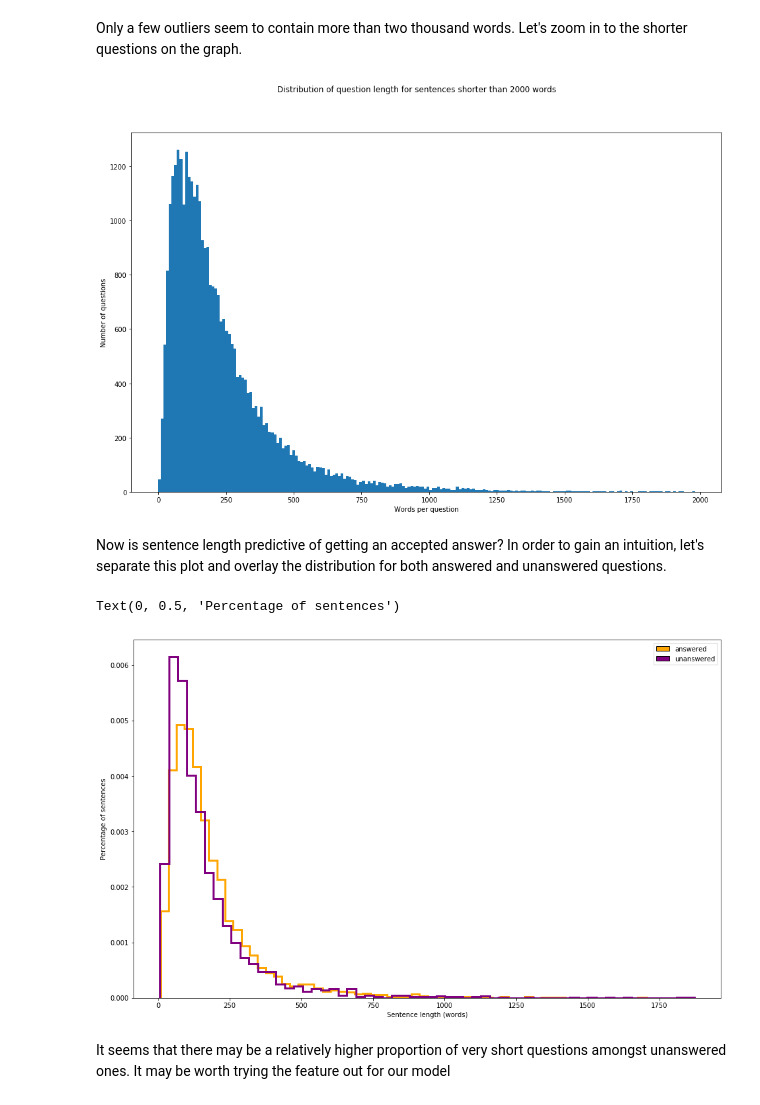
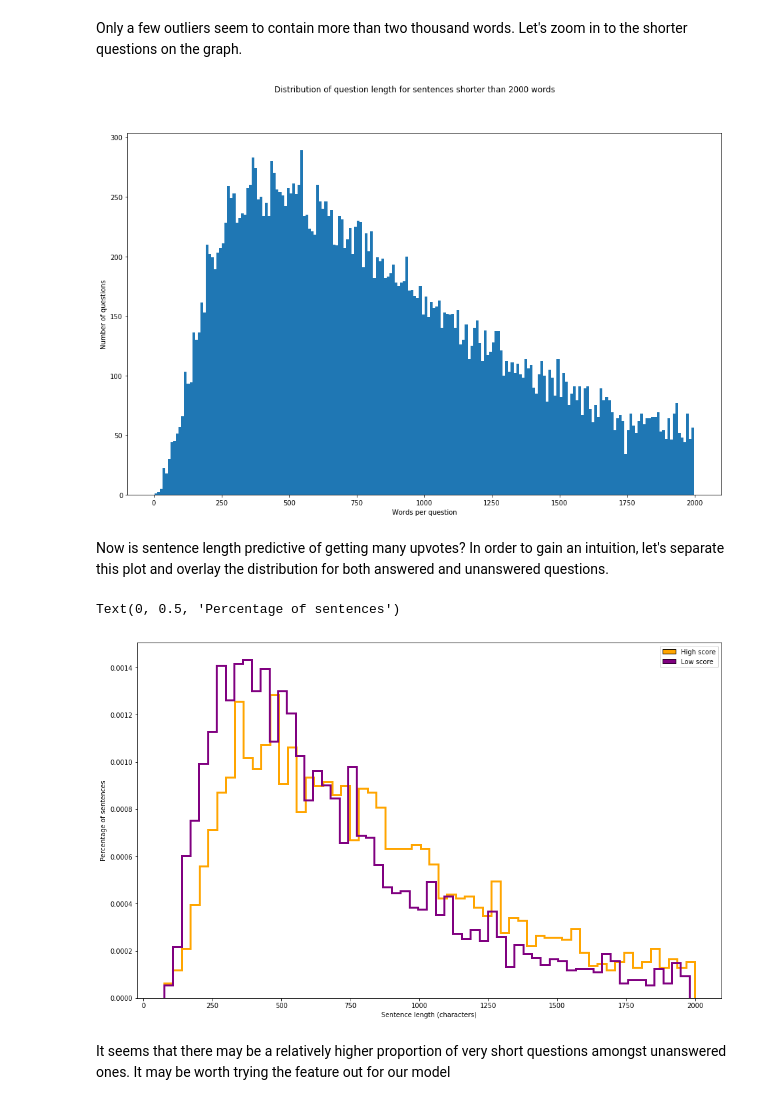
Before and after one commit to hundredblocks/ml-powered-applications, a Jupyter notebook: notebooks/dataset_exploration.ipynb, the cells around one changed output. Drawn from its saved outputs; the diff is of its cells as text; code cells hidden in the pictures.

```diff
--- a/notebooks/dataset_exploration.ipynb
+++ b/notebooks/dataset_exploration.ipynb
@@ -38,14 +38,18 @@ How many questions do we have?
 How many questions have answers, and how many answers per question on avg?
 # %%
 # Start by changing types to make processing easier
-df['AnswerCount'] = df['AnswerCount'].fillna(-1)
+df["AnswerCount"] = df["AnswerCount"].fillna(-1)
 df["AnswerCount"] = df["AnswerCount"].astype(int)
-df['PostTypeId'] = df['PostTypeId'].astype(int)
-df['Id'] = df['Id'].astype(int)
+df["PostTypeId"] = df["PostTypeId"].astype(int)
+df["Id"] = df["Id"].astype(int)
 df.set_index("Id", inplace=True, drop=False)
 
+# Add measure of the length of a post
+df["full_text"] = df["Title"].str.cat(df["body_text"], sep=" ", na_rep="")
+df["text_len"] = df["full_text"].str.len()
+
 # A question is a post of id 1
-df['is_question'] = df['PostTypeId'] == 1
+df["is_question"] = df["PostTypeId"] == 1
 # %% [markdown]
 ## Data quality
 
@@ -202,45 +204,50 @@ Only a few outliers seem to contain more than two thousand words. Let's zoom in
 # %%
 fig = plt.figure(figsize=(16,10))
 fig.suptitle(
-    'Distribution of question length for sentences shorter than 2000 words')
-plt.xlabel('Words per question')
-plt.ylabel('Number of questions')
+    "Distribution of question length for sentences shorter than 2000 words")
+plt.xlabel("Words per question")
+plt.ylabel("Number of questions")
 q_len_trunc = plt.hist(df[df["text_len"]<2000]["text_len"], bins=200, log=False)
 # %% [output]
-[figure, old version]
+[figure, new version]
 # %% [markdown]
-Now is sentence length predictive of getting an accepted answer? In order to gain an intuition, let's separate this plot and overlay the distribution for both answered and unanswered questions.
+Now is sentence length predictive of getting many upvotes? In order to gain an intuition, let's separate this plot and overlay the distribution for both answered and unanswered questions.
 # %%
 from matplotlib.patches import Rectangle
 
-ax = df[df["is_question"] &
-        ~(df["AcceptedAnswerId"].isna()) &
-        (df["text_len"] < 2000)]["text_len"].hist(bins=60,
-                                                          density=True,
-                                                          histtype='step',
-                                                          color='orange',
-                                                          linewidth=3,
-                                                          grid=False,
-                                                          figsize=(16, 10))
+high_score = df["Score"] > df["Score"].median()
+# We filter out really long questions
+normal_length = df["text_len"] < 2000
 
-df[df["is_question"] &
-   (df["AcceptedAnswerId"].isna()) &
-   (df["text_len"] < 2000)]["text_len"].hist(bins=60,
-                                                     density=True,
-                                                     histtype='step',
-                                                     color='purple',
-                                                     linewidth=3,
-                                                     grid=False)
+ax = df[df["is_question"] & high_score & normal_length]["text_len"].hist(
+    bins=60,
+    density=True,
+    histtype="step",
+    color="orange",
+    linewidth=3,
+    grid=False,
+    figsize=(16, 10),
+)
 
-handles = [Rectangle((0, 0), 1, 1, color=c, ec="k") for c in
-           ['orange', 'purple']]
-labels = ["answered", "unanswered"]
+df[df["is_question"] & ~high_score & normal_length]["text_len"].hist(
+    bins=60,
+    density=True,
+    histtype="step",
+    color="purple",
+    linewidth=3,
+    grid=False,
+)
+
+handles = [
+    Rectangle((0, 0), 1, 1, color=c, ec="k") for c in ["orange", "purple"]
+]
+labels = ["High score", "Low score"]
 plt.legend(handles, labels)
-ax.set_xlabel("Sentence length (words)")
+ax.set_xlabel("Sentence length (characters)")
 ax.set_ylabel("Percentage of sentences")
 # %% [output]
 Text(0, 0.5, 'Percentage of sentences')
-[figure, old version]
+[figure, new version]
 # %% [markdown]
 It seems that there may be a relatively higher proportion of very short questions amongst unanswered ones. It may be worth trying the feature out for our model
 # %% [markdown]
```
Also changed, not shown: parts of 8 cells of this notebook, 8 other files.
